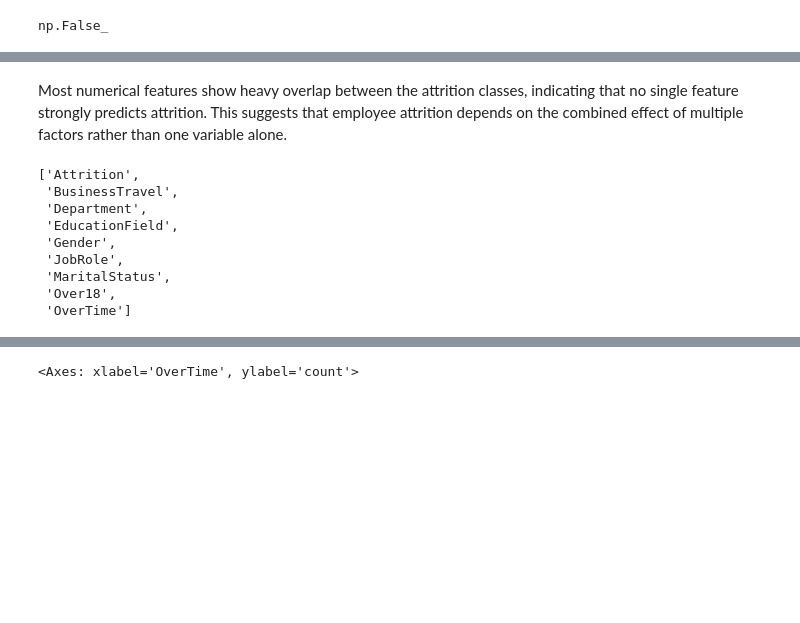
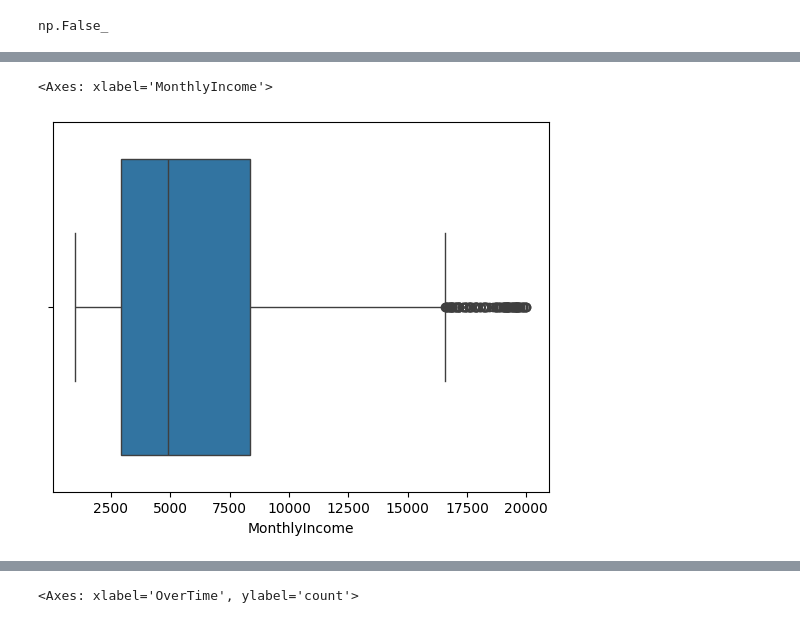
Before and after one commit to Nikesh5005/ML_PROJ, a Jupyter notebook: decision_tree.ipynb, the cells around one changed output, grey strips where cells are left out. Drawn from its saved outputs; the diff is of its cells as text; code cells hidden in the pictures; blank space fills up the shorter version.

```diff
--- a/decision_tree.ipynb
+++ b/decision_tree.ipynb
@@ -112,15 +78,5 @@ for i in num_col:
-# %% [markdown]
-Most numerical features show heavy overlap between the attrition classes, indicating that no single feature strongly predicts attrition. This suggests that employee attrition depends on the combined effect of multiple factors rather than one variable alone.
-# %%
-num_col=df.select_dtypes(include='object').columns.to_list()
-num_col
-# %% [output]
-['Attrition',
- 'BusinessTravel',
- 'Department',
- 'EducationField',
- 'Gender',
- 'JobRole',
- 'MaritalStatus',
- 'Over18',
- 'OverTime']
+# %%
+sns.boxplot(data=df, x='MonthlyIncome')
+# %% [output]
+<Axes: xlabel='MonthlyIncome'>
+[figure, added]
```
Also changed, not shown: parts of 9 cells of this notebook.
